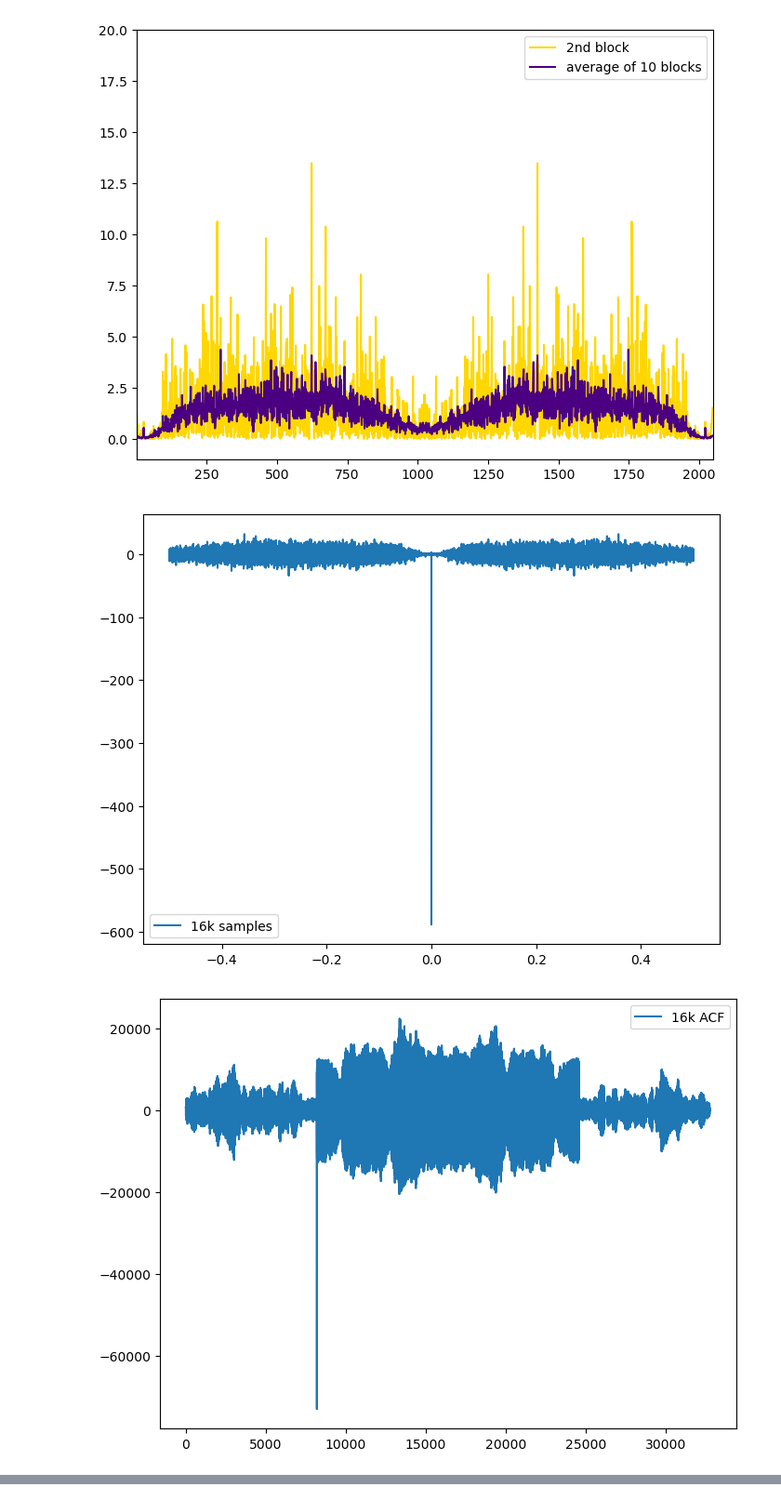
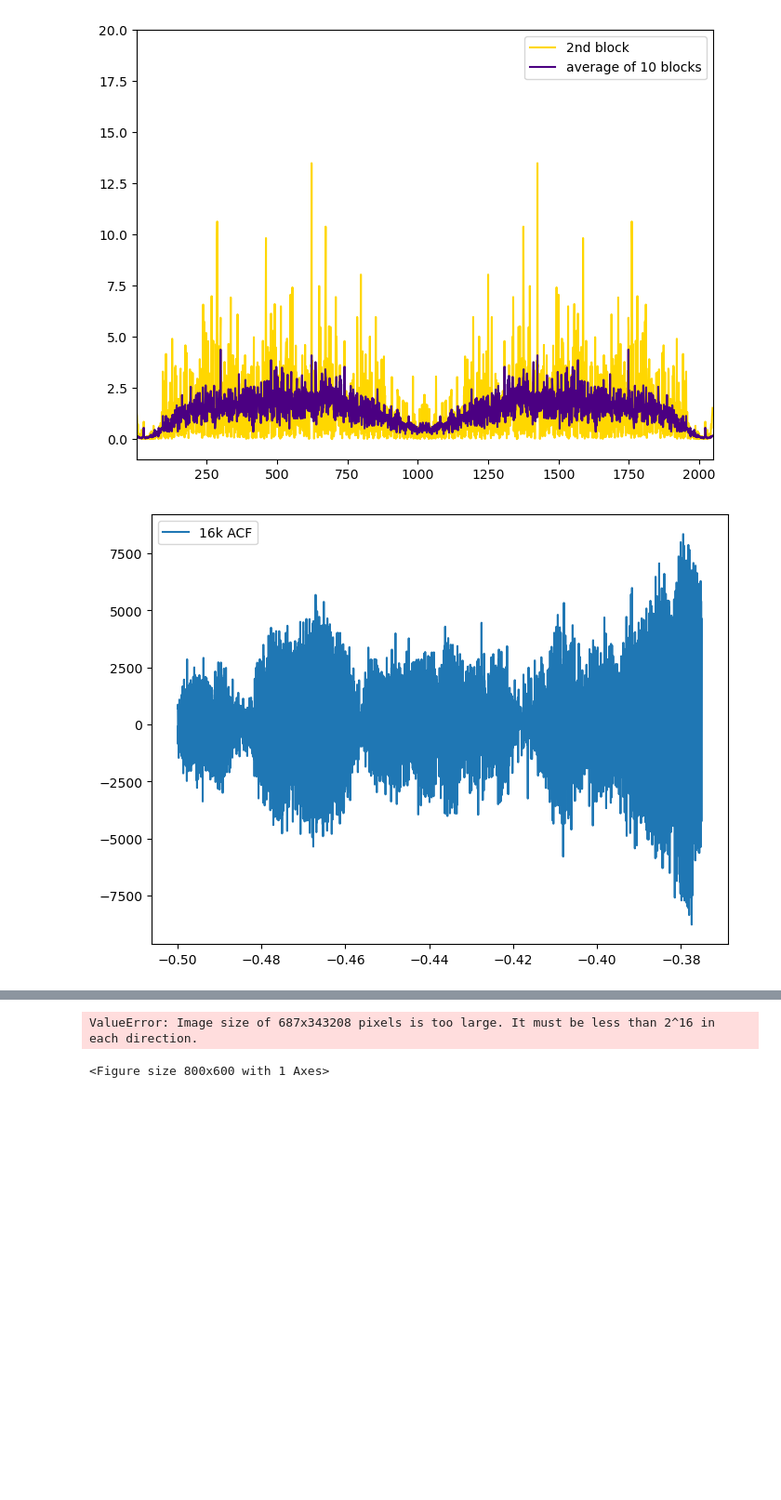
Before and after one commit to johnnyhff11/Lab1_scripts, a Jupyter notebook: Workspace 2.0.ipynb, the cells around one changed output, grey strips where cells are left out. Shown at 93% size. Saved outputs shown, nothing was run; the diff lists cells and outputs as text; code cells hidden in the pictures; blank space fills up the shorter version.

```diff
--- a/Workspace 2.0.ipynb
+++ b/Workspace 2.0.ipynb
@@ -314,15 +316,17 @@ noise_data_ACFnp2 = np.correlate(noise_data_fft,noise_data_ACF)
 noise_data_ACFsp1 = sps.correlate(noise_data_ACF,noise_data_fft)
 noise_data_ACFsp2 = sps.correlate(noise_data_fft,noise_data_ACF)
 
+noise_data_dft = ug.dft.dft(noise_data_16k)
+
 x1 = np.fft.fftfreq(len(noise_16k["arr_1"]))
 x2 = np.fft.fftshift(x1)
 
-plt.figure(figsize=(8,6))
-plt.plot(x2,noise_data_fft,label="16k samples")
-# plt.xlim(0,0.2)
-# plt.ylim(-50,50)
-plt.legend()
-plt.show()
+# plt.figure(figsize=(8,6))
+# plt.plot(x2,noise_data_fft,label="16k samples")
+# # plt.xlim(0,0.2)
+# # plt.ylim(-50,50)
+# plt.legend()
+# plt.show()
 
 # plt.figure(figsize=(8,6))
 # plt.plot(x2,noise_data_pwr,label="16k power spectra")
@@ -333,34 +337,33 @@ plt.show()
 # plt.plot(x2,noise_data_ACF,label="16k ACF")
 # #plt.xlim(0,0.2)
 # #plt.ylim(-50,50)
 # plt.legend()
 # plt.show()
 
 # print(noise_data_ACFnp1)
 # noise_data_ACFnp1.shape
 
 # print(noise_data_ACFnp2)
 # noise_data_ACFnp2.shape
 
 # print(noise_data_ACFsp1)
 # noise_data_ACFsp1.shape
 
 # print(noise_data_ACFsp2)
 # noise_data_ACFsp2.shape
 
 plt.figure(figsize=(8,6))
-plt.plot(noise_data_ACFsp1,label="16k ACF")
+plt.plot(x2[:2048],noise_data_ACFsp1[:2048],label="16k ACF")
 #plt.xlim(0,0.2)
 #plt.ylim(-50,50)
 plt.legend()
 plt.show()
 
 plt.figure(figsize=(8,6))
-plt.plot(noise_data_ACFsp2,label="16k ACF")
+plt.plot(noise_data_dft[:2000],label="16k ACF")
 #plt.xlim(0,0.2)
 #plt.ylim(-50,50)
 plt.legend()
 plt.show()
 # %% [output]
-[figure, old version]
+[figure, new version]
-[figure, removed]
@@ -368,3 +370,5 @@ plt.show()
+ValueError: Image size of 687x343208 pixels is too large. It must be less than 2^16 in each direction.
+<Figure size 800x600 with 1 Axes>
 # %%
 plt.plot(pn[1], label='nblocks=1')
 plt.xlim(0.1,2048)
```
Also changed, not shown: parts of 3 cells of this notebook, 14 other files.
